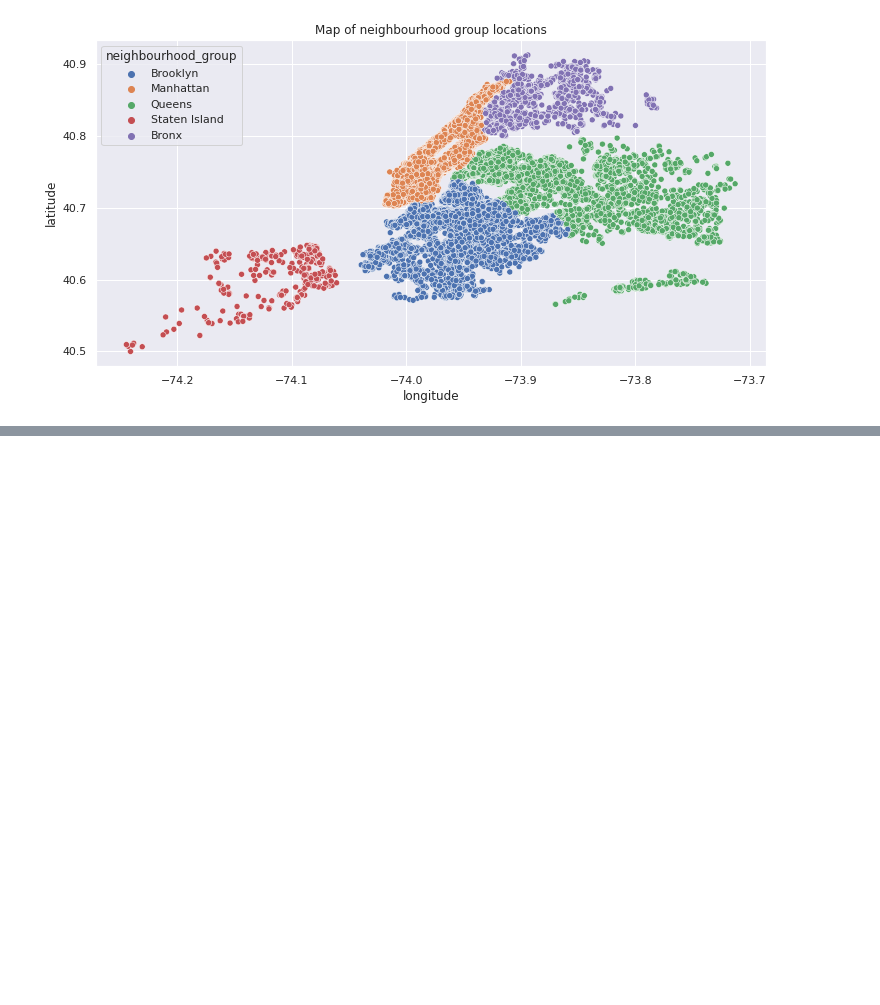
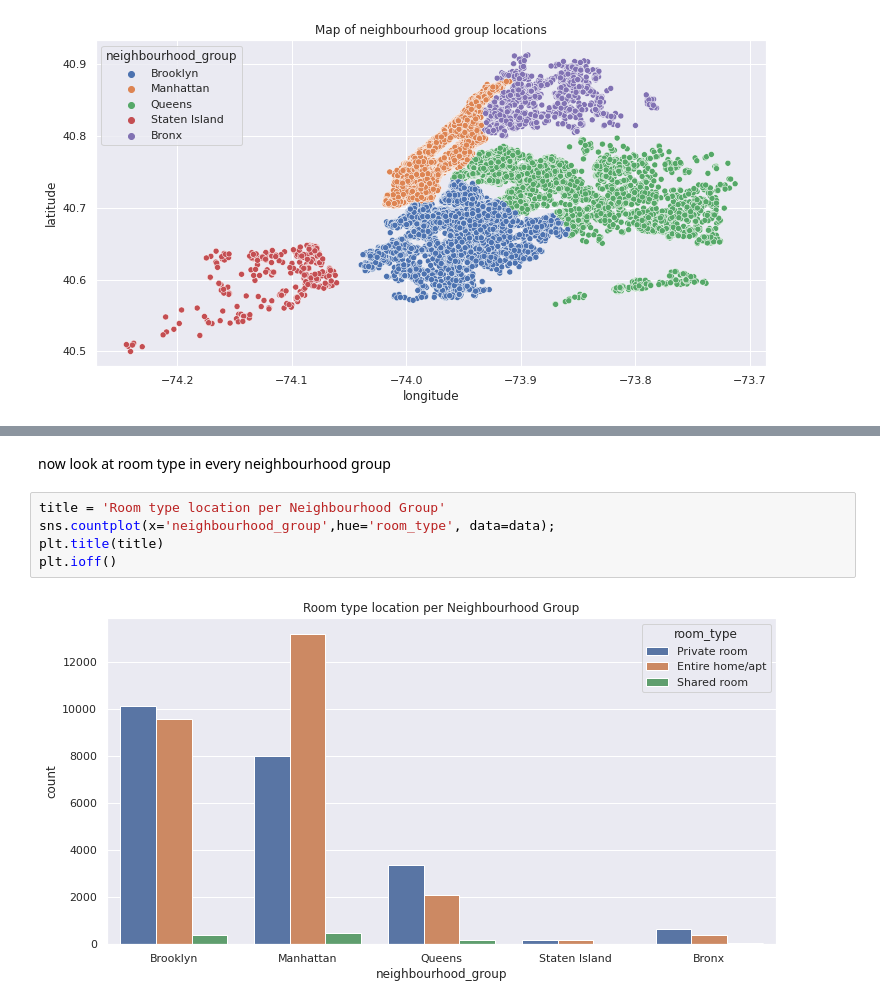
Before and after one commit to pushkarsri999/eda_project_on_airbnb_hotel_booking_analysis, a Jupyter notebook: My_project_on_Airbnb_Bookings_Analysis_Capstone_Project.ipynb, the cells around one changed output, grey strips where cells are left out. Saved outputs shown, nothing was run; the diff lists cells and outputs as text; blank space fills up the shorter version.

```diff
--- a/My_project_on_Airbnb_Bookings_Analysis_Capstone_Project.ipynb
+++ b/My_project_on_Airbnb_Bookings_Analysis_Capstone_Project.ipynb
@@ -117,0 +168,9 @@ plt.ioff()
+# %% [markdown]
+now look at room type in every neighbourhood group
+# %%
+title = 'Room type location per Neighbourhood Group'
+sns.countplot(x='neighbourhood_group',hue='room_type', data=data);
+plt.title(title)
+plt.ioff()
+# %% [output]
+[figure, added]
```
Also changed, not shown: parts of 42 cells of this notebook.
